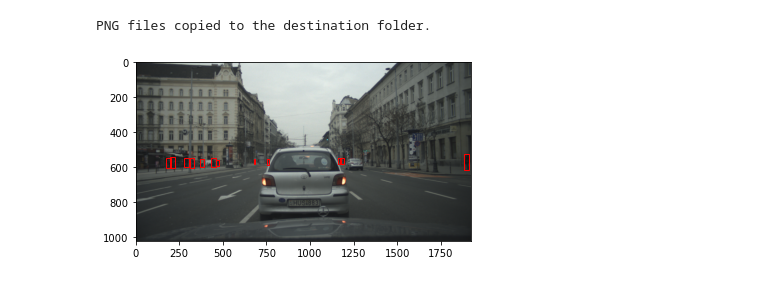
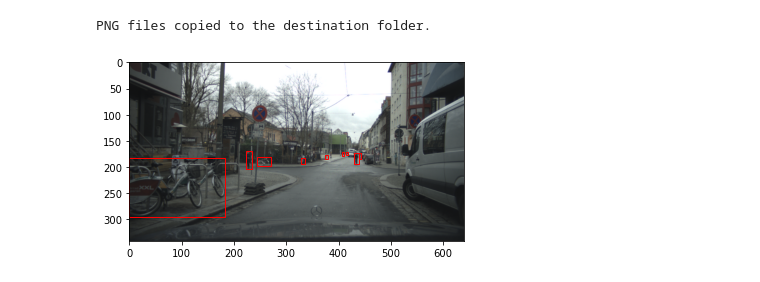
Before and after one commit to asnyder613/ds6050-group1-project, a Jupyter notebook: ecp-preprocessing-yolo.ipynb, the cells around one changed output. Saved outputs shown, nothing was run; the diff lists cells and outputs as text; code cells hidden in the pictures.

```diff
--- a/ecp-preprocessing-yolo.ipynb
+++ b/ecp-preprocessing-yolo.ipynb
@@ -133,39 +133,39 @@ from matplotlib.patches import Rectangle
 from PIL import Image
 
 # Load bounding box data from the text file
-text_file_path = '/scratch/ybt7qf/ds6050-group1-project/datasets/eurocitypersonsdataset/labels/train/budapest_00794.txt'  # Update with your text file path
+text_file_path = '/scratch/ybt7qf/ds6050-group1-project/datasets/eurocitypersonsdataset/labels/train/dresden_00653.txt'  # Update with your text file path
 boxes = []
 with open(text_file_path, 'r') as file:
     for line in file:
         data = line.strip().split()
         identity, x0, y0, width, height = data
         x0, y0, width, height = float(x0), float(y0), float(width), float(height)
         boxes.append((identity, x0, y0, width, height))
 
 # Load the image
-image_path = '/scratch/ybt7qf/ds6050-group1-project/datasets/eurocitypersonsdataset/images/train/budapest_00794.png'  # Update with your image file path
+image_path = '/scratch/ybt7qf/ds6050-group1-project/datasets/eurocitypersonsdataset/images/train-v2/dresden_00653.png'  # Update with your image file path
 image = Image.open(image_path)
 
 # Create a plot to display the image and bounding boxes
 fig, ax = plt.subplots(1)
 ax.imshow(image)
 
 # Plot bounding boxes on the image
 for identity, x0, y0, width, height in boxes:
     x0_unnormalized = x0 * image.width
     y0_unnormalized = y0 * image.height
     width_unnormalized = width * image.width
     height_unnormalized = height * image.height
 
     rect = Rectangle((x0_unnormalized, y0_unnormalized), width_unnormalized, height_unnormalized, linewidth=1, edgecolor='r', facecolor='none')
     ax.add_patch(rect)
     # ax.annotate(identity, (x0_unnormalized, y0_unnormalized), color='r', fontsize=10, backgroundcolor='w')
 
 # Set axis limits
 ax.set_xlim(0, image.width)
 ax.set_ylim(image.height, 0)
 
 # Show the image with bounding boxes
 plt.show()
 # %% [output]
-[figure, old version]
+[figure, new version]
```
Also changed, not shown: parts of 2 cells of this notebook.
